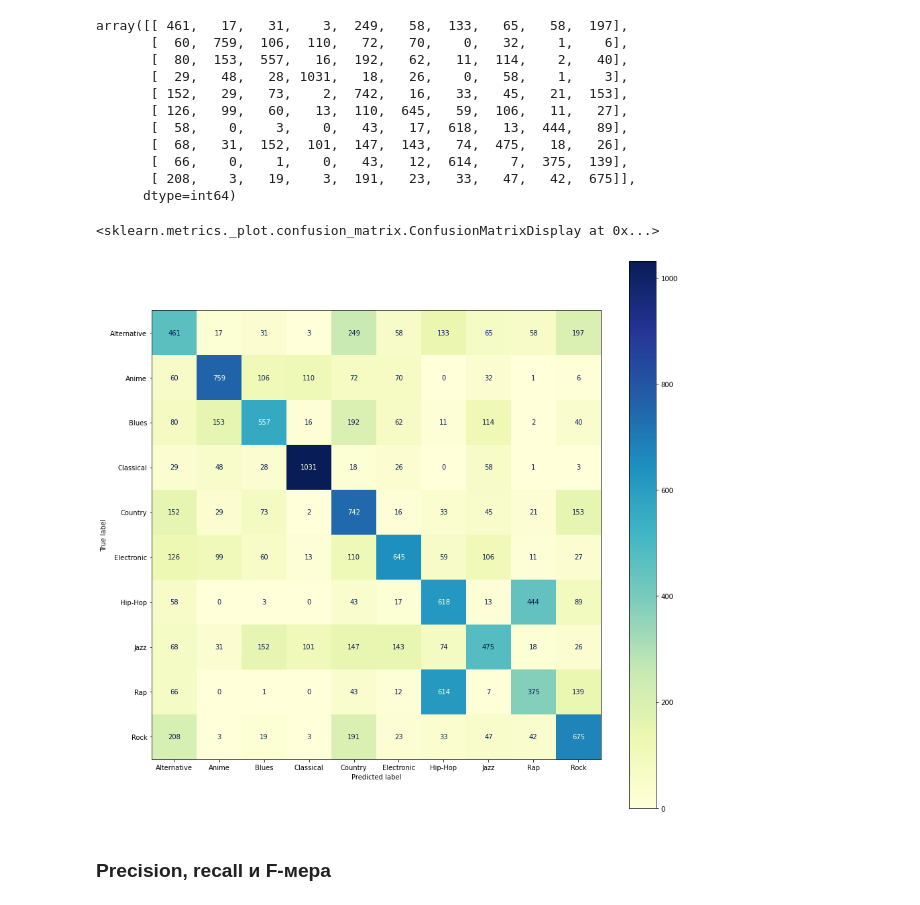
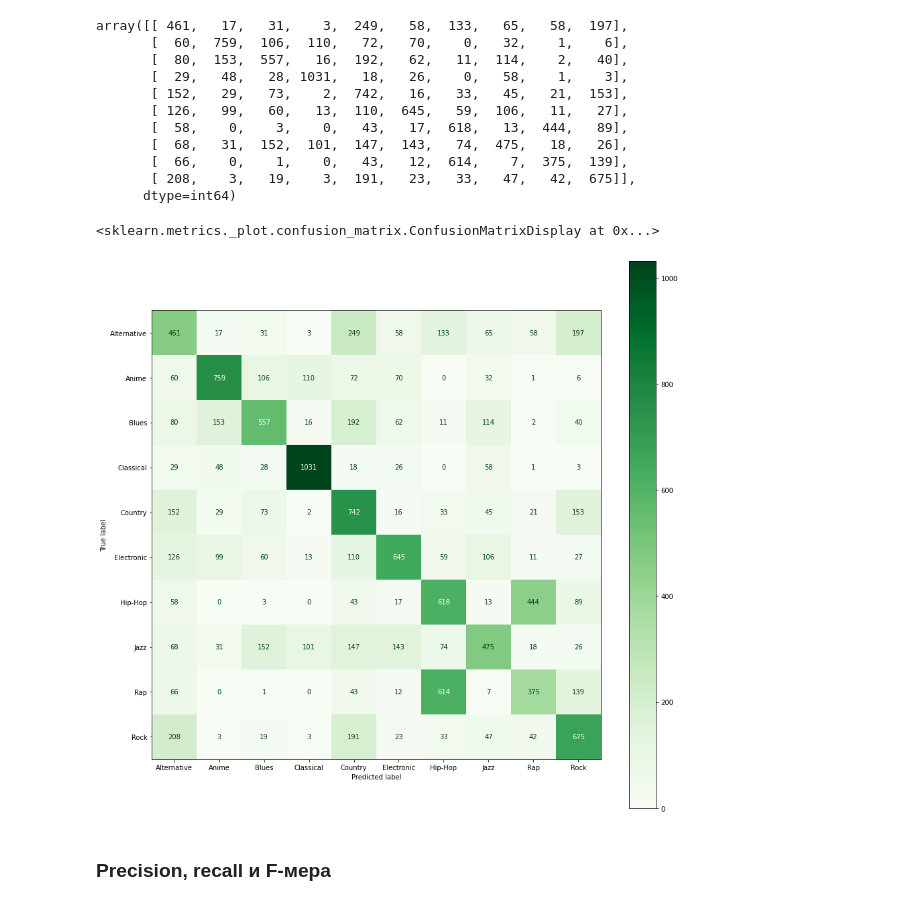
Before and after one commit to Frisky211/TMO_BMSTU_22, a Jupyter notebook: lab3/lab3.ipynb, the cells around one changed output. Drawn from its saved outputs; the diff is of its cells as text; code cells hidden in the pictures.

```diff
--- a/lab3/lab3.ipynb
+++ b/lab3/lab3.ipynb
@@ -370,10 +370,10 @@ array([[ 461,   17,   31,    3,  249,   58,  133,   65,   58,  197],
       dtype=int64)
 # %%
 fig, ax = plt.subplots(figsize=(15, 15))
-ConfusionMatrixDisplay.from_predictions(data_Y_test, predict, display_labels=le.classes_, ax=ax, cmap='YlGnBu')
+ConfusionMatrixDisplay.from_predictions(data_Y_test, predict, display_labels=le.classes_, ax=ax, cmap='Greens')
 # %% [output]
 <sklearn.metrics._plot.confusion_matrix.ConfusionMatrixDisplay at 0x...>
-[figure, old version]
+[figure, new version]
 # %% [markdown]
 ### Precision, recall и F-мера
 # %%
```
